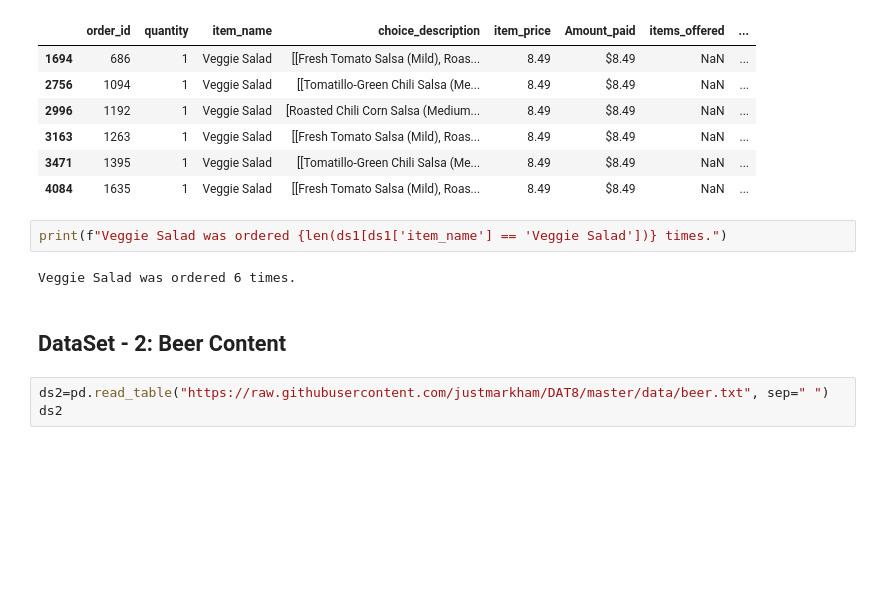
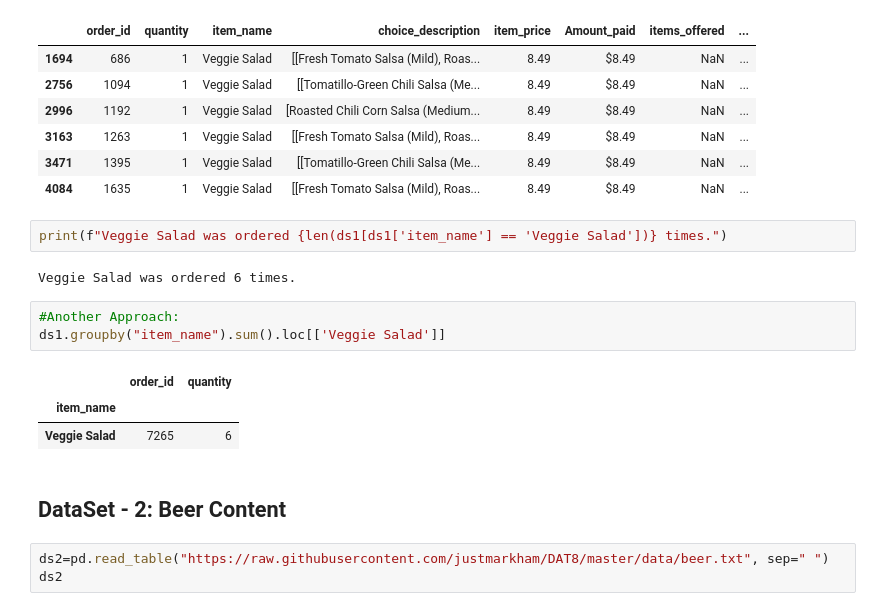
Before and after one commit to shivananda-sonwane/practice-on-daily-basis, a Jupyter notebook: 4. Pandas/in__2.1 Task (exploring and manipulating the datasets).ipynb, the cells around one changed output. Cells and saved outputs as stored; diff of their text form; blank space fills up the shorter version.

```diff
--- a/4. Pandas/in__2.1 Task (exploring and manipulating the datasets).ipynb
+++ b/4. Pandas/in__2.1 Task (exploring and manipulating the datasets).ipynb
@@ -408,6 +419,13 @@ ds1[ds1['item_name'] == 'Veggie Salad']
 print(f"Veggie Salad was ordered {len(ds1[ds1['item_name'] == 'Veggie Salad'])} times.")
 # %% [output]
 Veggie Salad was ordered 6 times.
+# %%
+#Another Approach:
+ds1.groupby("item_name").sum().loc[['Veggie Salad']]
+# %% [output]
+|  | order_id | quantity |
+| item_name |  |  |
+| Veggie Salad | 7265 | 6 |
 # %% [markdown]
 ## DataSet - 2: Beer Content
 # %%
```
Also changed, not shown: parts of 12 cells of this notebook.
